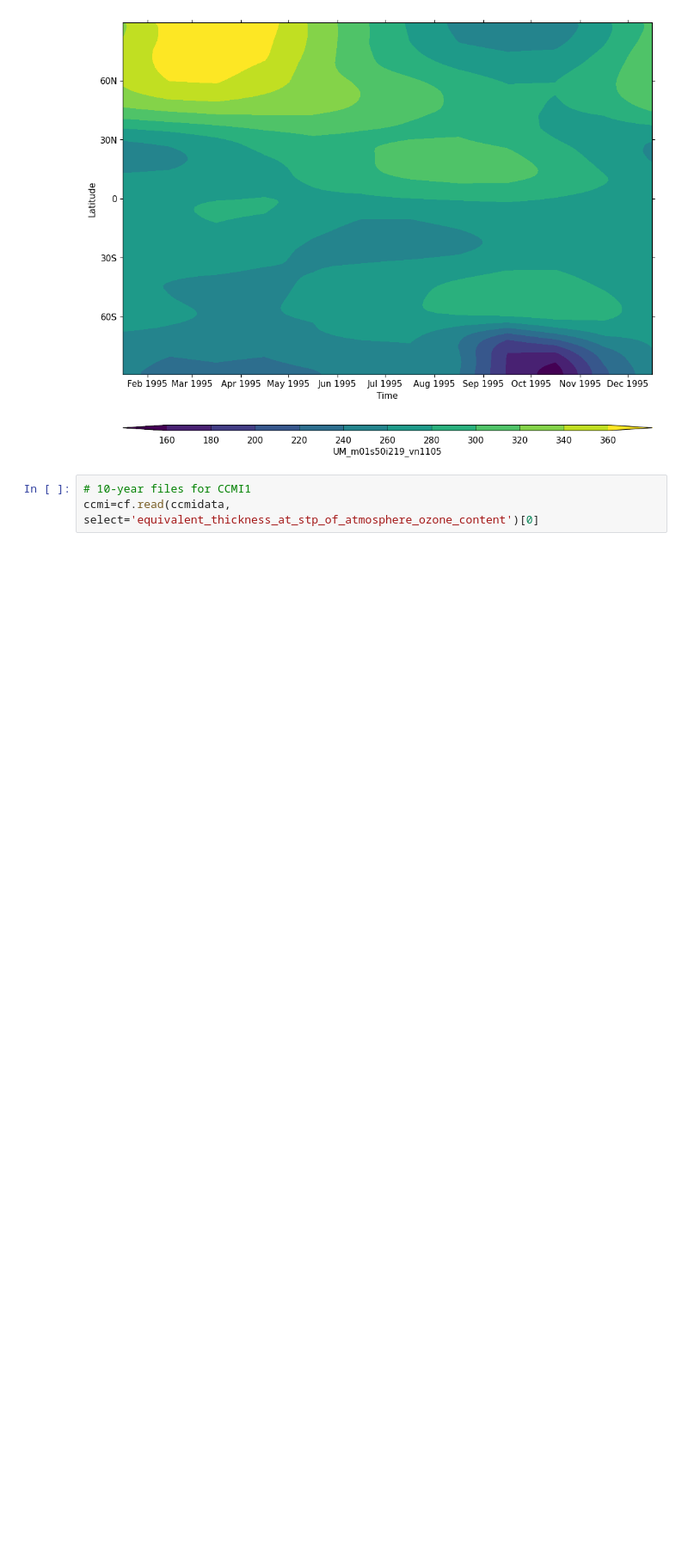
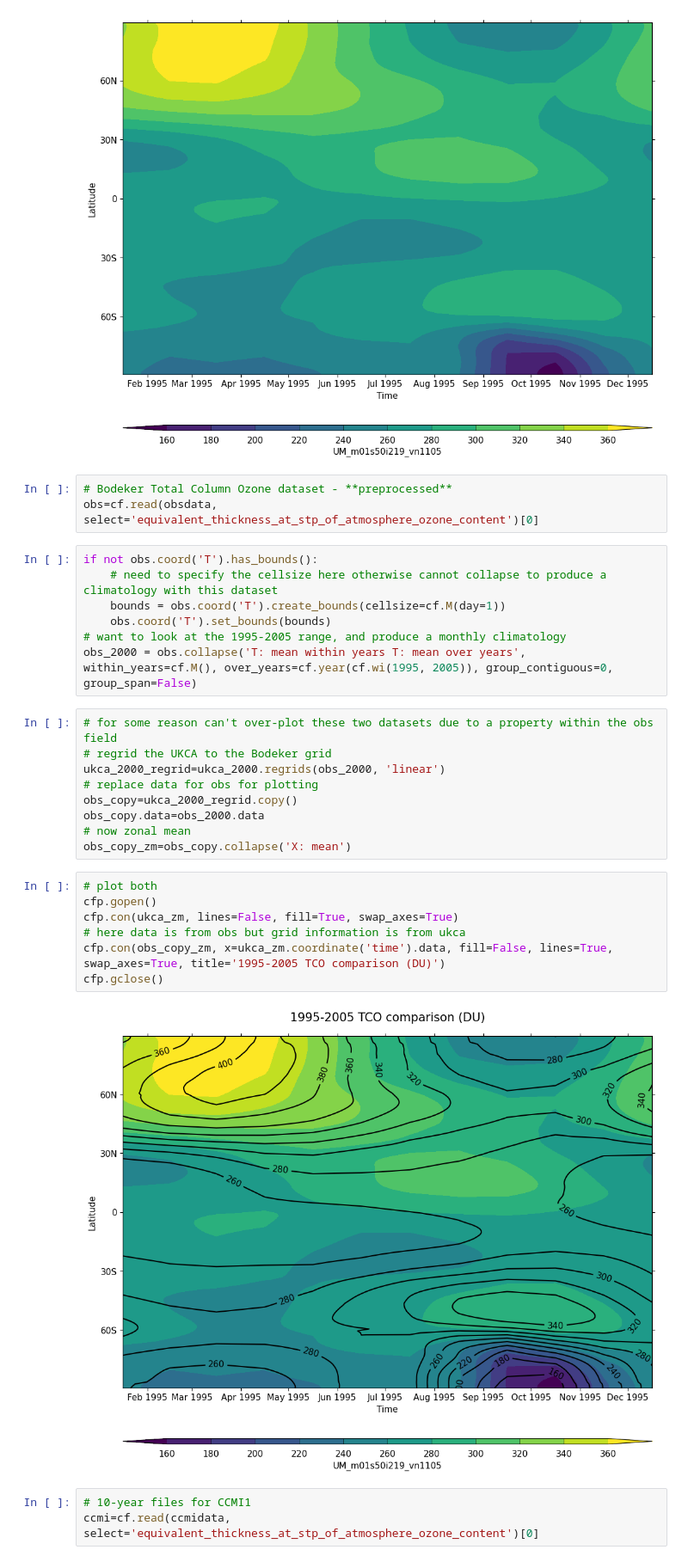
Before and after one commit to theabro/ukca, a Jupyter notebook: Tutorials/UMvn13.0/notebooks/cf_toz04.ipynb, the cells around one changed output. Shown: that part at 86% size. Cells and saved outputs as stored; diff of their text form; blank space fills up the shorter version.

```diff
--- a/Tutorials/UMvn13.0/notebooks/cf_toz04.ipynb
+++ b/Tutorials/UMvn13.0/notebooks/cf_toz04.ipynb
@@ -44,6 +44,34 @@ ukca_zm=ukca_2000.collapse('X: mean')
 cfp.con(ukca_zm, lines=False, swap_axes=True)
 # %% [output]
 [figure]
+# %%
+# Bodeker Total Column Ozone dataset - **preprocessed**
+obs=cf.read(obsdata, select='equivalent_thickness_at_stp_of_atmosphere_ozone_content')[0]
+# %%
+if not obs.coord('T').has_bounds():
+    # need to specify the cellsize here otherwise cannot collapse to produce a climatology with this dataset
+    bounds = obs.coord('T').create_bounds(cellsize=cf.M(day=1))
+    obs.coord('T').set_bounds(bounds)
+# want to look at the 1995-2005 range, and produce a monthly climatology
+obs_2000 = obs.collapse('T: mean within years T: mean over years', within_years=cf.M(), over_years=cf.year(cf.wi(1995, 2005)), group_contiguous=0, group_span=False)
+# %%
+# for some reason can't over-plot these two datasets due to a property within the obs field
+# regrid the UKCA to the Bodeker grid
+ukca_2000_regrid=ukca_2000.regrids(obs_2000, 'linear')
+# replace data for obs for plotting
+obs_copy=ukca_2000_regrid.copy()
+obs_copy.data=obs_2000.data
+# now zonal mean
+obs_copy_zm=obs_copy.collapse('X: mean')
+# %%
+# plot both
+cfp.gopen()
+cfp.con(ukca_zm, lines=False, fill=True, swap_axes=True)
+# here data is from obs but grid information is from ukca
+cfp.con(obs_copy_zm, x=ukca_zm.coordinate('time').data, fill=False, lines=True, swap_axes=True, title='1995-2005 TCO comparison (DU)')
+cfp.gclose()
+# %% [output]
+[figure, added]
 # %%
 # 10-year files for CCMI1
 ccmi=cf.read(ccmidata, select='equivalent_thickness_at_stp_of_atmosphere_ozone_content')[0]
```
Also changed, not shown: 5 other files.
